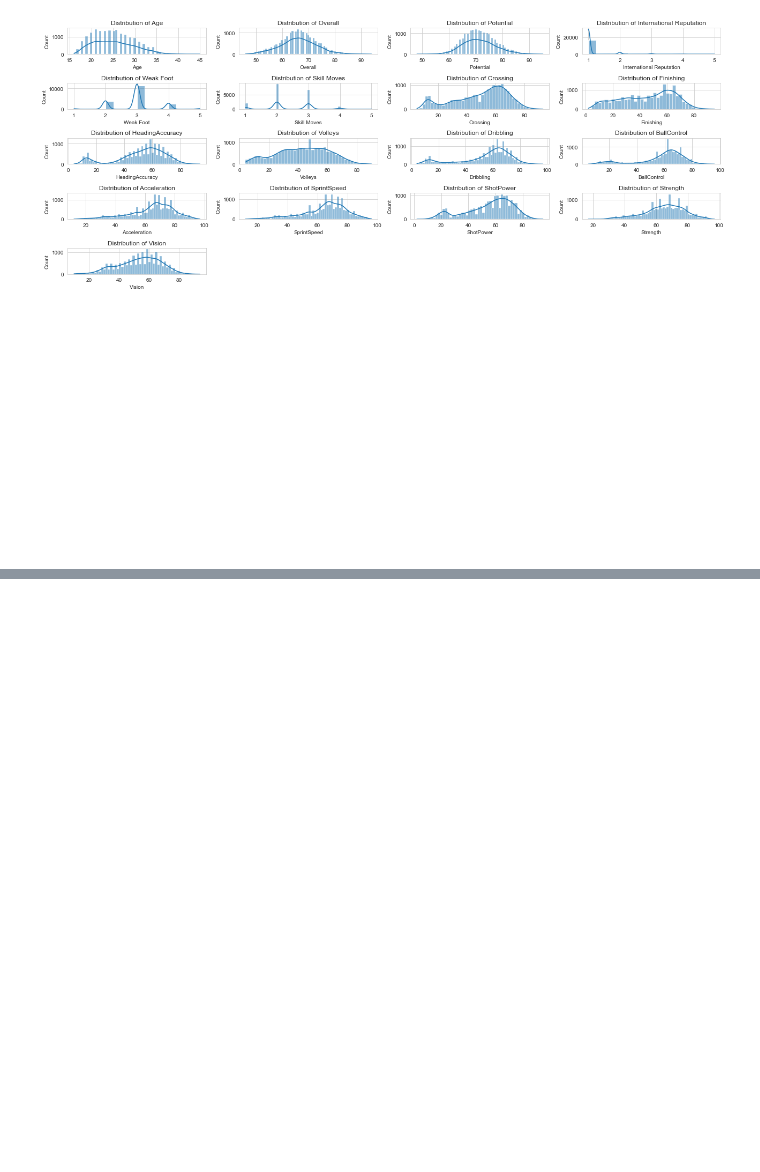
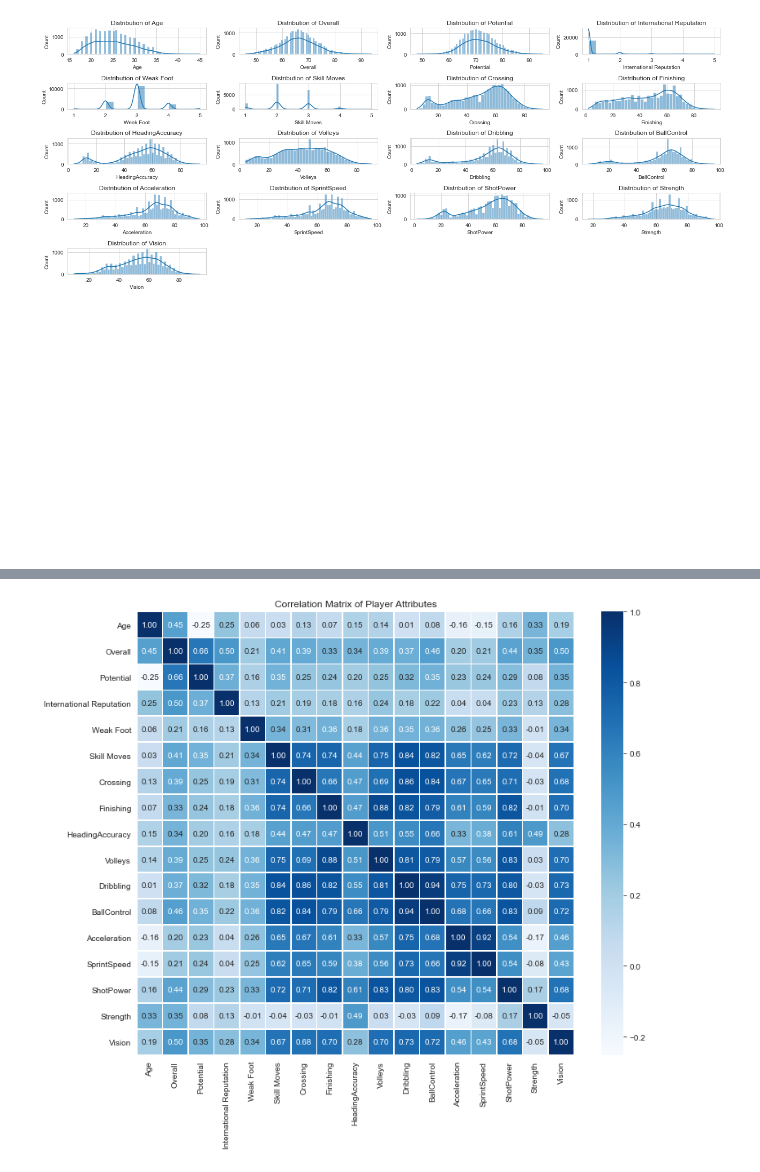
Before and after one commit to bulemi2/Football_Analysis, a Jupyter notebook: Analysis.ipynb, the cells around one changed output, grey strips where cells are left out. Saved outputs shown, nothing was run; the diff lists cells and outputs as text; code cells hidden in the pictures; blank space fills up the shorter version.

```diff
--- a/Analysis.ipynb
+++ b/Analysis.ipynb
@@ -400,0 +432,19 @@ plt.show()
+# %%
+# Define the list of numerical columns
+numerical_data = ['Age', 'Overall', 'Potential', 'International Reputation', 'Weak Foot', 'Skill Moves',
+                  'Crossing', 'Finishing', 'HeadingAccuracy', 'Volleys', 'Dribbling', 'BallControl',
+                  'Acceleration', 'SprintSpeed', 'ShotPower', 'Strength', 'Vision']
+
+# Selecting columns from the DataFrame
+subset_data = df[numerical_data]
+
+# Calculate correlation matrix
+correlation_matrix = subset_data.corr()
+
+# Plotting the correlation matrix as a heatmap
+plt.figure(figsize=(12, 10))
+sns.heatmap(correlation_matrix, annot=True, cmap='Blues', fmt='.2f', linewidths=.5)
+plt.title('Correlation Matrix of Player Attributes')
+plt.show()
+# %% [output]
+[figure, added]
```
Also changed, not shown: parts of 20 cells of this notebook.
